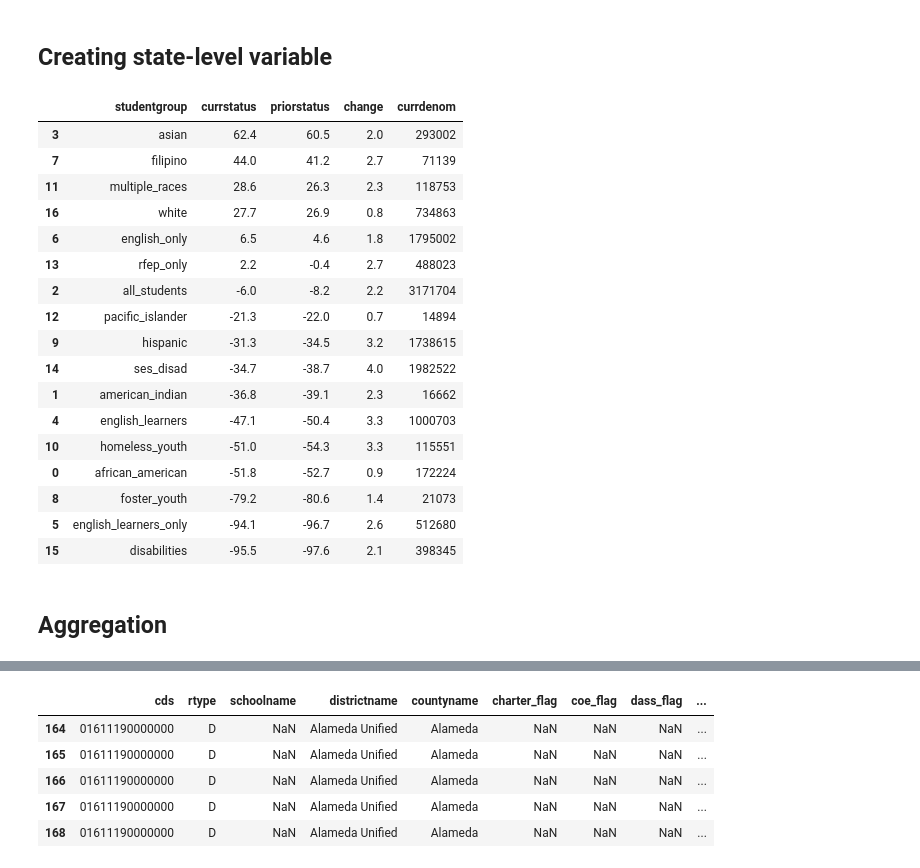
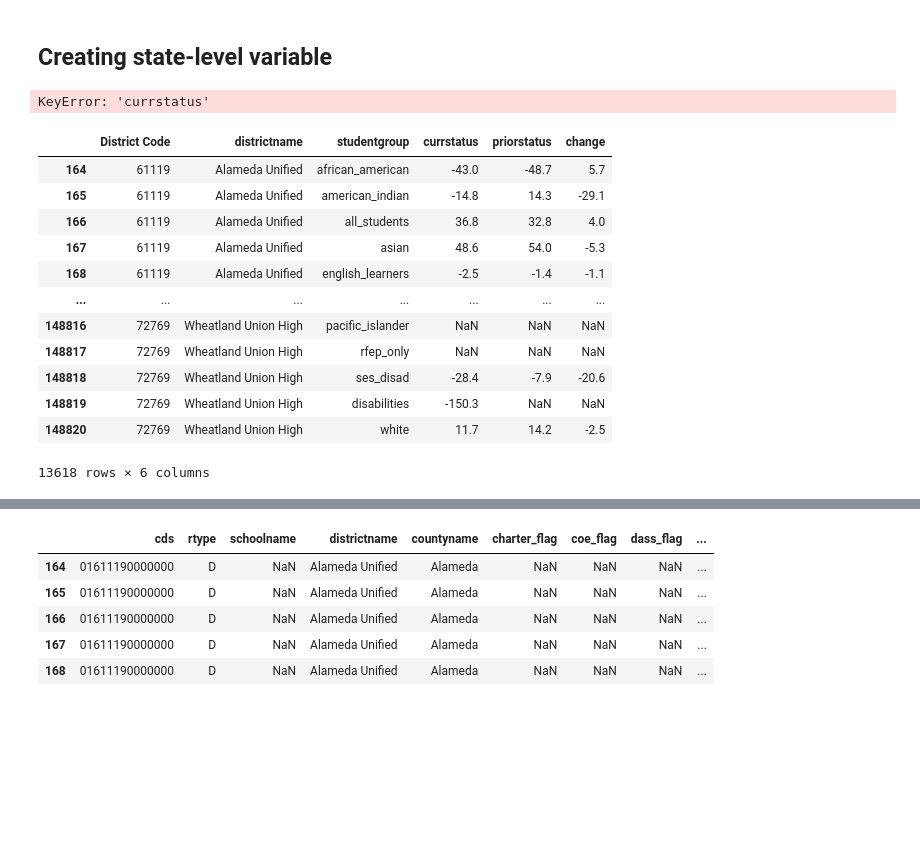
Before and after one commit to fiendskrah/finalcapstone, a Jupyter notebook: project.ipynb, the cells around one changed output, grey strips where cells are left out. Drawn from its saved outputs; the diff is of its cells as text; code cells hidden in the pictures; blank space fills up the shorter version.

```diff
--- a/project.ipynb
+++ b/project.ipynb
@@ -155,40 +142,28 @@ replacements = dict(
                         'FOS':'foster_youth',
                         'HOM':'homeless_youth',
                 })
+# dictionary for replacing acronyms, reuse later
+
+ela = ela.rename(columns={'currstatus': 'ela_currstatus',
+                          'priorstatus': 'ela_priorstatus',
+                          'change' : 'ela_change'
+                         })
+
+ela['studentgroup'].astype(str)
+ela = ela.replace(replacements)
+# replace acronyms
+
+j = ela
+j = j.loc[j['rtype'] == 'X']
+# select by no-type (state)
+k = pandas.concat([j.pop(x) for x in ['studentgroup',
+                                      'currstatus',
+                                      'priorstatus',
+                                      'change',
+                                      'currdenom']],
+                  1)
+# slice out columns
+ela_state = k.sort_values(by='currstatus', ascending=False)
+# state-level ela performance variable
+# %% [output]
+KeyError: 'currstatus'
-# %%
-# creating state-level ela performance variable
-ela['studentgroup'].astype(str)
-ela = ela.replace(replacements)
-# replace codes
-j = ela
-j = j.loc[j['rtype'] == 'X']
-# select by no-type (state)
-k = pandas.concat([j.pop(x) for x in ['studentgroup',
-                                      'currstatus',
-                                      'priorstatus',
-                                      'change',
-                                      'currdenom']],
-                  1)
-# slice out columns
-ela_state = k.sort_values(by='currstatus', ascending=False)
-ela_state
-# state-level ela performance variable
-# %% [output]
-|  | studentgroup | currstatus | priorstatus | change | currdenom |
-| 3 | asian | 62.4 | 60.5 | 2.0 | 293002 |
-| 7 | filipino | 44.0 | 41.2 | 2.7 | 71139 |
-| 11 | multiple_races | 28.6 | 26.3 | 2.3 | 118753 |
-| 16 | white | 27.7 | 26.9 | 0.8 | 734863 |
-| 6 | english_only | 6.5 | 4.6 | 1.8 | 1795002 |
-| 13 | rfep_only | 2.2 | -0.4 | 2.7 | 488023 |
-| 2 | all_students | -6.0 | -8.2 | 2.2 | 3171704 |
-| 12 | pacific_islander | -21.3 | -22.0 | 0.7 | 14894 |
-| 9 | hispanic | -31.3 | -34.5 | 3.2 | 1738615 |
-| 14 | ses_disad | -34.7 | -38.7 | 4.0 | 1982522 |
-| 1 | american_indian | -36.8 | -39.1 | 2.3 | 16662 |
-| 4 | english_learners | -47.1 | -50.4 | 3.3 | 1000703 |
-| 10 | homeless_youth | -51.0 | -54.3 | 3.3 | 115551 |
-| 0 | african_american | -51.8 | -52.7 | 0.9 | 172224 |
-| 8 | foster_youth | -79.2 | -80.6 | 1.4 | 21073 |
-| 5 | english_learners_only | -94.1 | -96.7 | 2.6 | 512680 |
-| 15 | disabilities | -95.5 | -97.6 | 2.1 | 398345 |
@@ -198,2 +170,16 @@ ela_state
-# %% [markdown]
-## Aggregation
+# %%
+dfe
+# %% [output]
+|  | District Code | districtname | studentgroup | currstatus | priorstatus | change |
+| 164 | 61119 | Alameda Unified | african_american | -43.0 | -48.7 | 5.7 |
+| 165 | 61119 | Alameda Unified | american_indian | -14.8 | 14.3 | -29.1 |
+| 166 | 61119 | Alameda Unified | all_students | 36.8 | 32.8 | 4.0 |
+| 167 | 61119 | Alameda Unified | asian | 48.6 | 54.0 | -5.3 |
+| 168 | 61119 | Alameda Unified | english_learners | -2.5 | -1.4 | -1.1 |
+| ... | ... | ... | ... | ... | ... | ... |
+| 148816 | 72769 | Wheatland Union High | pacific_islander | NaN | NaN | NaN |
+| 148817 | 72769 | Wheatland Union High | rfep_only | NaN | NaN | NaN |
+| 148818 | 72769 | Wheatland Union High | ses_disad | -28.4 | -7.9 | -20.6 |
+| 148819 | 72769 | Wheatland Union High | disabilities | -150.3 | NaN | NaN |
+| 148820 | 72769 | Wheatland Union High | white | 11.7 | 14.2 | -2.5 |
+13618 rows × 6 columns
```
Also changed, not shown: parts of 26 cells of this notebook, 1 other file.
